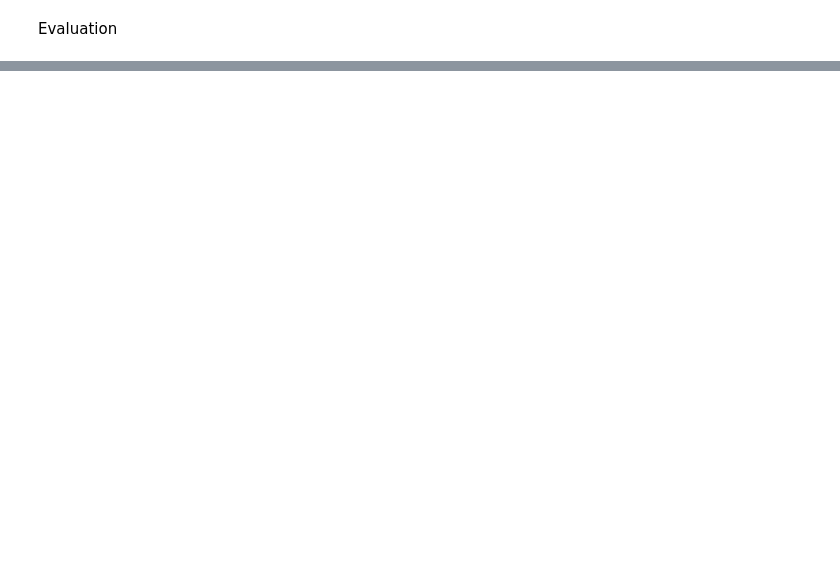
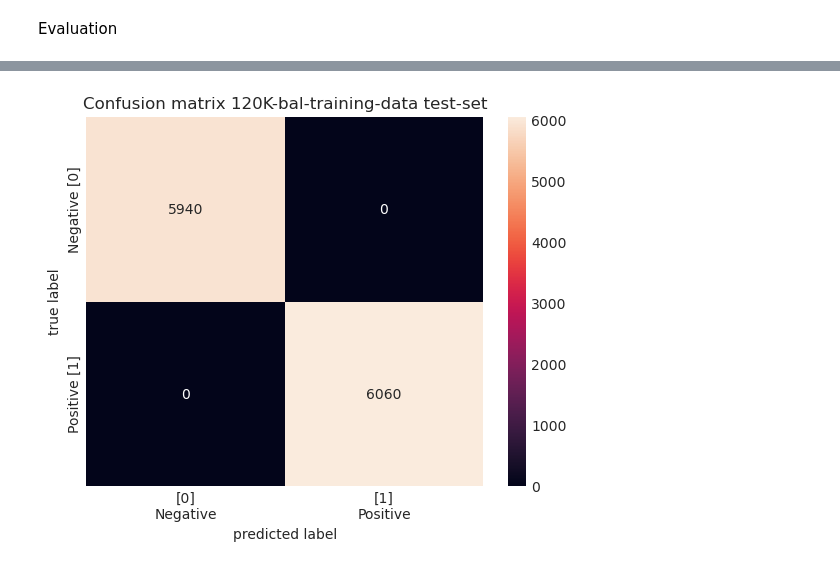
Before and after one commit to JackyLee1230/FYP, a Jupyter notebook: NLP/dev-workspace/sa/bert_2023-12-13/evaluation_script.ipynb, the cells around one changed output, grey strips where cells are left out. Saved outputs shown, nothing was run; the diff lists cells and outputs as text; code cells hidden in the pictures; blank space fills up the shorter version.

```diff
--- a/NLP/dev-workspace/sa/bert_2023-12-13/evaluation_script.ipynb
+++ b/NLP/dev-workspace/sa/bert_2023-12-13/evaluation_script.ipynb
@@ -95,0 +166,6 @@ pipeline = pipeline(
+# %%
+BATCH_SIZE = 32
+
+model_path = Path.joinpath(
+        training_storing_folder,
+        '{}_{}_model'.format(training_name, training_args_datetime.strftime('%Y-%m-%d')))
@@ -96,2 +194,17 @@ pipeline = pipeline(
+# %%
+from transformers import Trainer, TrainingArguments
+from transformers import AutoModelForSequenceClassification
+
+trainer_args = TrainingArguments(output_dir='eval',
+    per_device_eval_batch_size=BATCH_SIZE)
+
+trainer = Trainer(
+    model=AutoModelForSequenceClassification.from_pretrained(
+        model_path),
+    args=trainer_args,
+    # train_dataset=ds_test,
+    # eval_dataset=ds_test,
+    compute_metrics=compute_metrics
+)
 # %% [markdown]
 Evaluation
@@ -99,0 +211,2 @@ pipeline.predict(X_test)
+# %%
+ds_test_result = trainer.predict(ds_test)
@@ -99,0 +225,9 @@ pipeline.predict(X_test)
+# %%
+from scipy.special import softmax
+
+y_test_pred_prob_raw = softmax(ds_test_result.predictions, axis=1)
+
+y_test_pred = ds_test_result.label_ids
+
+y_test_pred_prob = y_test_pred_prob_raw if len(np.unique(y_test_pred)) > 2 \
+                else np.array([y_test_pred_prob_raw[i, pred] for i, pred in enumerate(list(y_test_pred))])
@@ -99,0 +257,12 @@ pipeline.predict(X_test)
+# %%
+import matplotlib as plt
+plt.style.use('seaborn-v0_8-dark')
+
+evaluation_functions.create_confusion_matrix_graph(
+    y_test,
+    y_test_pred,
+    f'Confusion matrix {DATASET_SIZE}K-{"bal" if DATASET_IS_BALANCED else "imbal"}-training-data test-set',
+    save=False
+)
+# %% [output]
+[figure, added]
```
Also changed, not shown: parts of 26 cells of this notebook, 2 other files.
